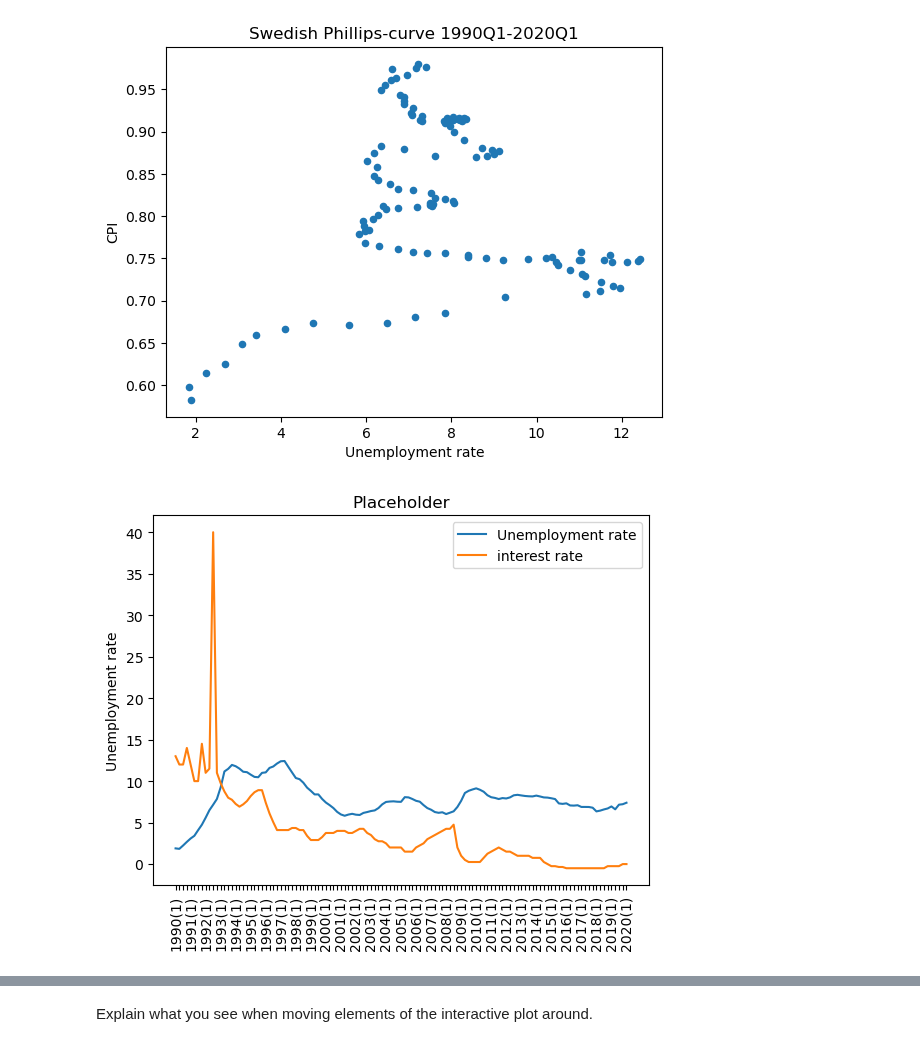
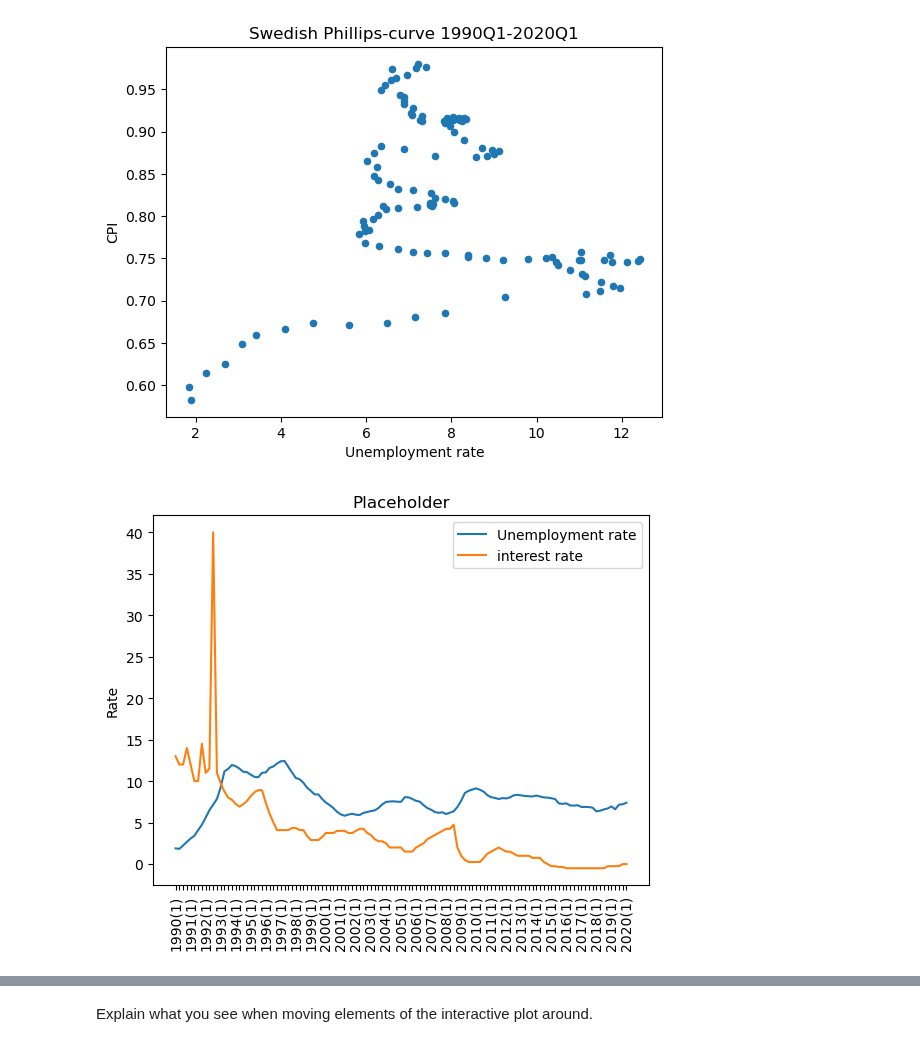
Before and after one commit to NumEconCopenhagen/projects-2023-hold-11, a Jupyter notebook: dataproject/dataproject.ipynb, the cells around one changed output, grey strips where cells are left out. Cells and saved outputs as stored; diff of their text form; code cells hidden in the pictures.

```diff
--- a/dataproject/dataproject.ipynb
+++ b/dataproject/dataproject.ipynb
@@ -57,12 +58,12 @@ l = np.array(l)
 # %%
 fig = plt.figure()
 ax = fig.add_subplot(1,1,1)
 ax.plot(df['year'],df['Unemployment rate'], label = 'Unemployment rate')
 ax.plot(df['year'],df['Central bank key interest rate'], label = 'interest rate')
 ax.set_xticklabels(l,rotation= 90)
-ax.set_ylabel('Unemployment rate')
+ax.set_ylabel('Rate')
 ax.set_title('Placeholder')
 ax.legend(loc='upper right')
 plt.show()
 # %% [output]
-[figure, old version]
+[figure, new version]
```
Also changed, not shown: parts of 4 cells of this notebook.
